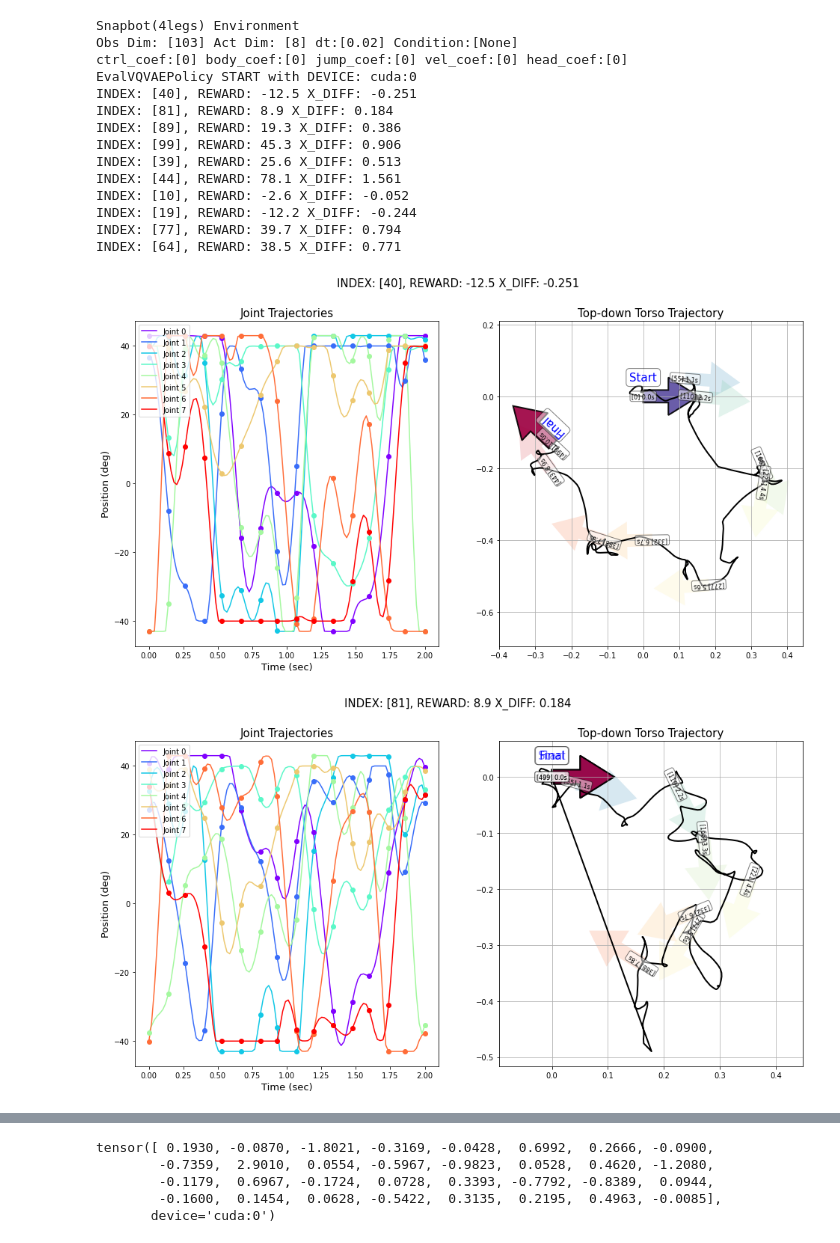
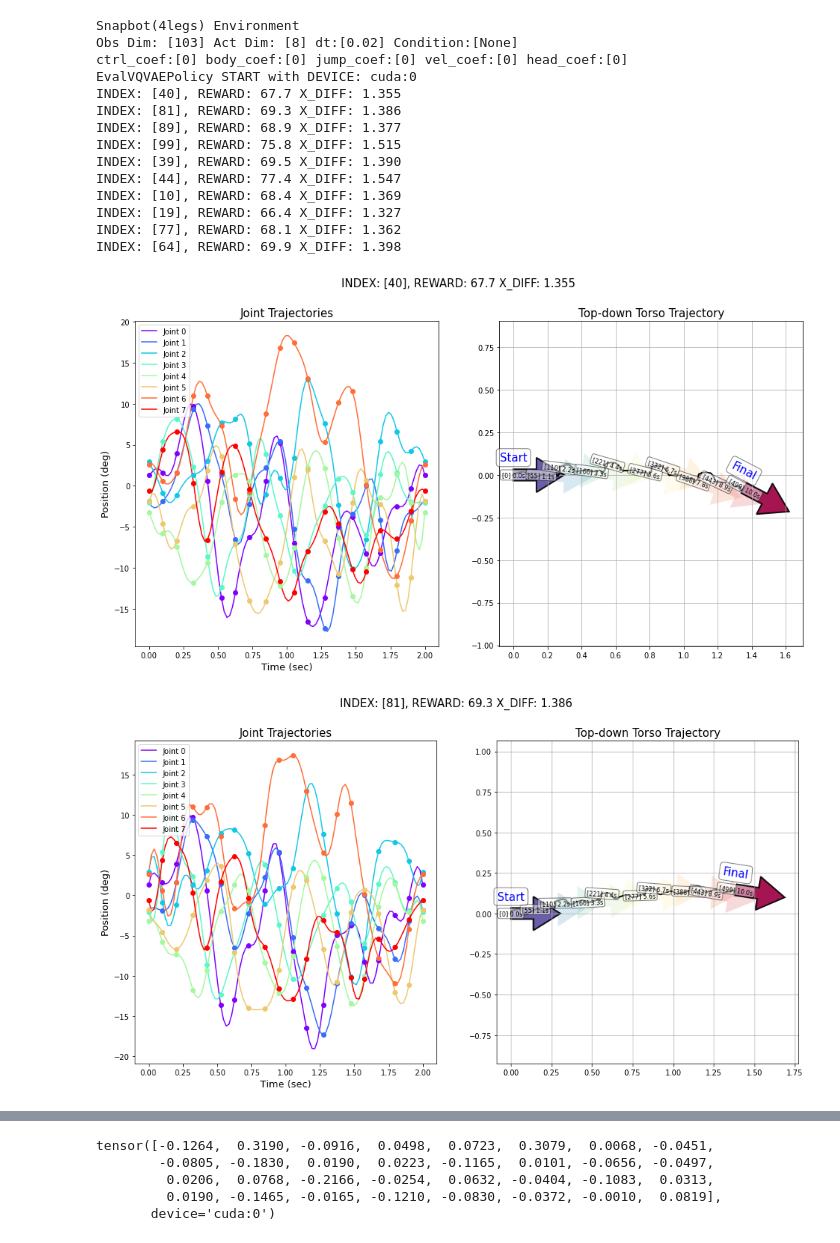
Before and after one commit to Hansooworld/snapbot-learning-v2, a Jupyter notebook: demo_eval.ipynb, the cells around one changed output, grey strips where cells are left out. Saved outputs shown, nothing was run; the diff lists cells and outputs as text; code cells hidden in the pictures.

```diff
--- a/demo_eval.ipynb
+++ b/demo_eval.ipynb
@@ -11,9 +11,6 @@ def eval_snapbot_from_network(env, embedding_num, dur_sec, n_anchor, max_repeat,
     EvalPolicy = SnapbotTrajectoryUpdateClass(
                                                 name = "EvalVQVAEPolicy",
                                                 env  = env,
-                                                k_p  = 0.2,
-                                                k_i  = 0.001,
-                                                k_d  = 0.01,
                                                 out_min = -2,
                                                 out_max = +2,
                                                 ANTIWU  = True,
@@ -22,18 +19,17 @@ def eval_snapbot_from_network(env, embedding_num, dur_sec, n_anchor, max_repeat,
                                                 h_dims   = [128, 128],
                                                 embedding_num = embedding_num,
                                                 embedding_dim = 32,
-                                                commitment_beta = 0.25,
                                                 n_anchor = n_anchor,
                                                 dur_sec  = dur_sec,
                                                 max_repeat    = max_repeat,
                                                 hyp_prior     = {'g': 1/1, 'l': 1/8, 'w': 1e-8},
-                                                hyp_posterior = {'g': 1/1, 'l': 1/8, 'w': 1e-8},
+                                                hyp_posterior = {'g': 1/2, 'l': 1/8, 'w': 1e-8},
                                                 lbtw_base     = 0.8,
                                                 device_idx = 0
                                                 )
     ss_x_min  = -np.ones(env.adim)
     ss_x_max  = np.ones(env.adim)
-    ss_margin = 0.05
+    ss_margin = 0.1
     try:
         EvalPolicy.DLPG.load_state_dict(torch.load("dlpg/{}/weights/dlpg_model_weights_{}.pth".format(folder, epoch), map_location='cuda:0'))
     except:
@@ -49,7 +45,7 @@ def eval_snapbot_from_network(env, embedding_num, dur_sec, n_anchor, max_repeat,
         # codebook_idx = i
         # x_anchor = EvalPolicy.DLPG.sample_x_with_codebook_index(c=torch.FloatTensor(condition).reshape(1,-1).to(EvalPolicy.device), specify_idx=codebook_idx).reshape(-1, EvalPolicy.env.adim)
         x_anchor[-1,:] = x_anchor[0,:]
-        EvalPolicy.GRPPosterior.set_posterior(t_anchor,x_anchor,lbtw=0.9,t_test=traj_secs,hyp=EvalPolicy.hyp_posterior,APPLY_EPSRU=True,t_eps=0.025)
+        EvalPolicy.GRPPosterior.set_posterior(t_anchor,x_anchor,lbtw=1.0,t_test=traj_secs,hyp=EvalPolicy.hyp_posterior,APPLY_EPSRU=True,t_eps=0.025)
         policy4eval_traj, traj_secs = EvalPolicy.GRPPosterior.sample_one_traj(rand_type='Uniform', ORG_PERTURB=True, perturb_gain=0.0, ss_x_min=ss_x_min,ss_x_max=ss_x_max,ss_margin=ss_margin)
         policy4eval_traj = scaleup_traj(EvalPolicy.env, policy4eval_traj, DO_SQUASH=False, squash_margin=5)
         t_anchor, x_anchor = get_anchors_from_traj(traj_secs, policy4eval_traj, n_anchor=EvalPolicy.n_anchor)
@@ -69,21 +65,21 @@ def eval_snapbot_from_network(env, embedding_num, dur_sec, n_anchor, max_repeat,
 # %%
 
 env = Snapbot4EnvClass(render_mode=None)
-EVAL = eval_snapbot_from_network(env=env, dur_sec=2, embedding_num=100, n_anchor=16, max_repeat=5, folder=39, epoch=300,  condition=[0,1,0], RENDER=False, PLOT=False)
+EVAL = eval_snapbot_from_network(env=env, dur_sec=2, embedding_num=100, n_anchor=20, max_repeat=5, folder=40, epoch=200,  condition=[0,1,0], RENDER=False, PLOT=False)
 # %% [output]
 Snapbot(4legs) Environment
 Obs Dim: [103] Act Dim: [8] dt:[0.02] Condition:[None]
 ctrl_coef:[0] body_coef:[0] jump_coef:[0] vel_coef:[0] head_coef:[0]
 EvalVQVAEPolicy START with DEVICE: cuda:0
-INDEX: [40], REWARD: -12.5 X_DIFF: -0.251
-INDEX: [81], REWARD: 8.9 X_DIFF: 0.184
-INDEX: [89], REWARD: 19.3 X_DIFF: 0.386
-INDEX: [99], REWARD: 45.3 X_DIFF: 0.906
-INDEX: [39], REWARD: 25.6 X_DIFF: 0.513
-INDEX: [44], REWARD: 78.1 X_DIFF: 1.561
-INDEX: [10], REWARD: -2.6 X_DIFF: -0.052
-INDEX: [19], REWARD: -12.2 X_DIFF: -0.244
-INDEX: [77], REWARD: 39.7 X_DIFF: 0.794
-INDEX: [64], REWARD: 38.5 X_DIFF: 0.771
+INDEX: [40], REWARD: 67.7 X_DIFF: 1.355
+INDEX: [81], REWARD: 69.3 X_DIFF: 1.386
+INDEX: [89], REWARD: 68.9 X_DIFF: 1.377
+INDEX: [99], REWARD: 75.8 X_DIFF: 1.515
+INDEX: [39], REWARD: 69.5 X_DIFF: 1.390
+INDEX: [44], REWARD: 77.4 X_DIFF: 1.547
+INDEX: [10], REWARD: 68.4 X_DIFF: 1.369
+INDEX: [19], REWARD: 66.4 X_DIFF: 1.327
+INDEX: [77], REWARD: 68.1 X_DIFF: 1.362
+INDEX: [64], REWARD: 69.9 X_DIFF: 1.398
-[figure, old version]
+[figure, new version]
-[figure, old version]
+[figure, new version]
@@ -98,10 +94,10 @@ INDEX: [64], REWARD: 38.5 X_DIFF: 0.771
 # %%
-EVAL.DLPG.VQ.embedding.weight.data[0]
+EVAL.DLPG.GQ.embedding.weight.data[0]
 # %% [output]
-tensor([ 0.1930, -0.0870, -1.8021, -0.3169, -0.0428,  0.6992,  0.2666, -0.0900,
-        -0.7359,  2.9010,  0.0554, -0.5967, -0.9823,  0.0528,  0.4620, -1.2080,
-        -0.1179,  0.6967, -0.1724,  0.0728,  0.3393, -0.7792, -0.8389,  0.0944,
-        -0.1600,  0.1454,  0.0628, -0.5422,  0.3135,  0.2195,  0.4963, -0.0085],
+tensor([-0.1264,  0.3190, -0.0916,  0.0498,  0.0723,  0.3079,  0.0068, -0.0451,
+        -0.0805, -0.1830,  0.0190,  0.0223, -0.1165,  0.0101, -0.0656, -0.0497,
+         0.0206,  0.0768, -0.2166, -0.0254,  0.0632, -0.0404, -0.1083,  0.0313,
+         0.0190, -0.1465, -0.0165, -0.1210, -0.0830, -0.0372, -0.0010,  0.0819],
        device='cuda:0')
 # %%
 EVAL.DLPG.VQ.embedding.weight.data[2]
```
Also changed, not shown: parts of 1 cell of this notebook, 5 other files.
